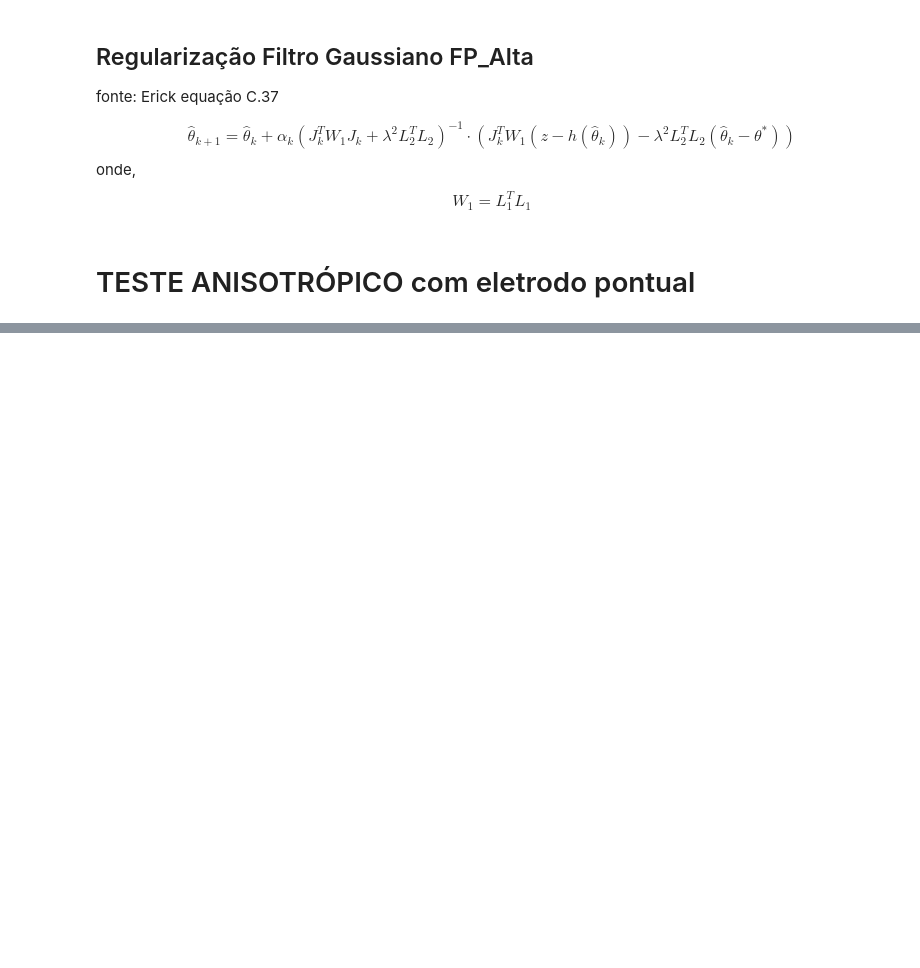
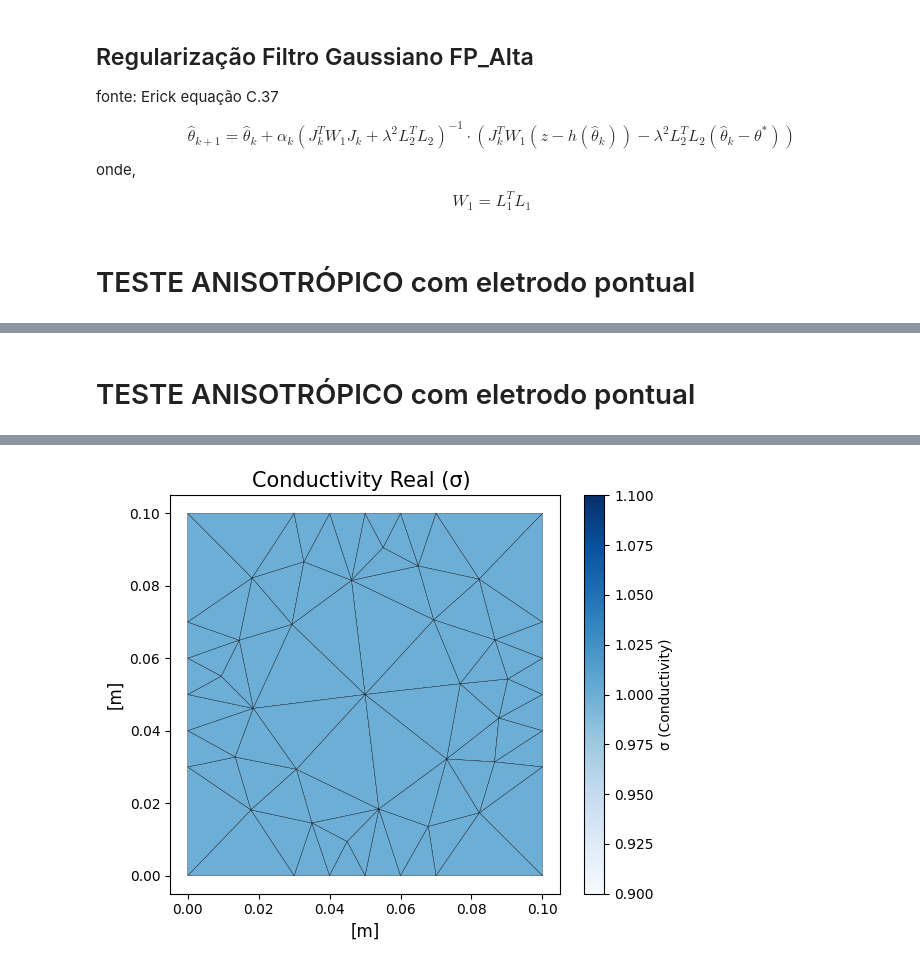
Before and after one commit to rodgraneiro/EIT_2D, a Jupyter notebook: exemplos/biblioteca_Edson/exemplos_biblioteca_Edson.ipynb, the cells around one changed output, grey strips where cells are left out. Drawn from its saved outputs; the diff is of its cells as text; code cells hidden in the pictures; blank space fills up the shorter version.

Commit message:
teste para debug do problema direto

```diff
--- a/exemplos/biblioteca_Edson/exemplos_biblioteca_Edson.ipynb
+++ b/exemplos/biblioteca_Edson/exemplos_biblioteca_Edson.ipynb
@@ -407,0 +390,78 @@ meus_sigmas  {1000: 10.0}
+# %% [markdown]
+# TESTE ANISOTRÓPICO com eletrodo pontual
+# %%
+import numpy as np
+import mesh
+import forwardProblem
+import inverseProblem
+import inverseProblem_2D
+import matplotlib.pyplot as plt
+
+#nome = '../../malhasMSH/circ2_tst_Hua_v2_2_lc_especial.msh'
+#nome = '../../malhasMSH/circ8_anom4_tst_Hua_v4_1_lc_0_01.msh'
+#nome = '../../malhasMSH/Hua_quadrado_2e.msh'
+#nome = '../../malhasMSH/circ4_anomZero_Hua.msh'
+nome = '../../malhasMSH/Hua_quadrado_4eletrodos_new.msh'
+
+
+MinhaMalha = mesh.HuaElectrodes2DAnisotropic(4, nome_msh=nome, altura2D = 0.02, thetaAngle = 0.0, sigmaX = 10.0, sigmaY = 1.00)
+#MinhaMalha = mesh.HuaElectrodes2DAnisotropic(2, nome_msh=nome, altura2D = 0.02)
+MinhaMalha.ReadMesh()
+
+print(MinhaMalha.Elements[2])
+print(f"Centroid: {MinhaMalha.Elements[2].Centroid}")
+print(f"KGeo: \n{MinhaMalha.Elements[2].KGeo}")
+
+
+meus_sigmas = {
+1000 : 1.0,
+1001 : 1.0,
+5001 : 1000.0,
+5002 : 1000.0,
+5003 : 1000.0,
+5004 : 1000.0,
+5005 : 1000.0,
+5006 : 1000.0,
+5007 : 1000.0,
+5008 : 1000.0,
+}
+
+MinhaMalha.SetSigmaPhysicaEntity(meus_sigmas) # Informando sigma (e já calculando o rho de cada elemento)
+
+#MinhaMalha.CalcKGlobal() # calculando KGlobal usando Sigmas
+
+#coordenadas = MinhaMalha.Coordinates
+#topologia = MinhaMalha.msh_topology
+
+#MinhaMalha.KGlobal
+
+#KGlobal =  MinhaMalha.KGlobal
+
+
+print(f'n_nodes = {MinhaMalha.NumberOfNodes}')
+
+
+fwd = forwardProblem.forward_problem(MinhaMalha, Pcorrente=None, SkipPattern=1, VirtualNode = True)   # __init__ roda aqui
+
+
+print(f'Pcorrente \n {fwd.corrente[MinhaMalha.NumberOfNodes-MinhaMalha.NumberOfElectrodes: MinhaMalha.NumberOfNodes]}')
+
+print(f'Pcorrente \n {fwd.corrente.shape}')
+
+mtz_Vmedido = fwd.Solve()
+print(f'Vmedido \n {fwd.Vmedido[:,0]}')
+
+nome_arquivo = 'ParaVernoGmshPto'
+fwd.criar_arquivo_pos_2D( fwd.Vmedido, nome_arquivo)
+
+fwd.abrir_Gmsh_pos(nome_arquivo, runGmsh=True)
+
+V_measured = fwd.Vmedido_eletrodos
+
+print(f'V_mesured \n {V_measured}')
+
+
+#invProblem_2D = inverseProblem_2D.inverse_problem(MinhaMalha, Pcorrente=fwd.corrente)
+#invProblem_2D.solve(V_measured, initialEstimate=2.9,alpha =2.5,  Lambda = 0.50, max_iter=1,Tol=5.0e-4)
+#print('Y_jacobian',invProblem.Y_jacobian)
+# %% [output]
@@ -407,0 +485 @@ meus_sigmas  {1000: 10.0}
+[figure, added]
```
Also changed, not shown: parts of 3 cells of this notebook, 3 other files.
